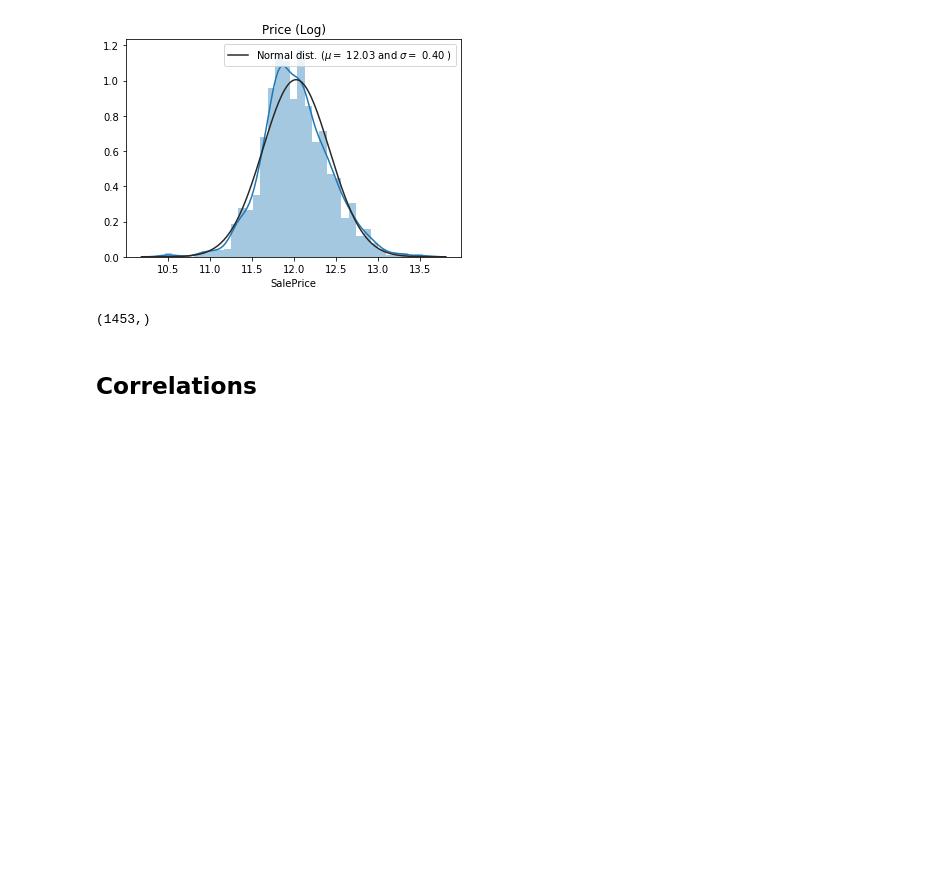
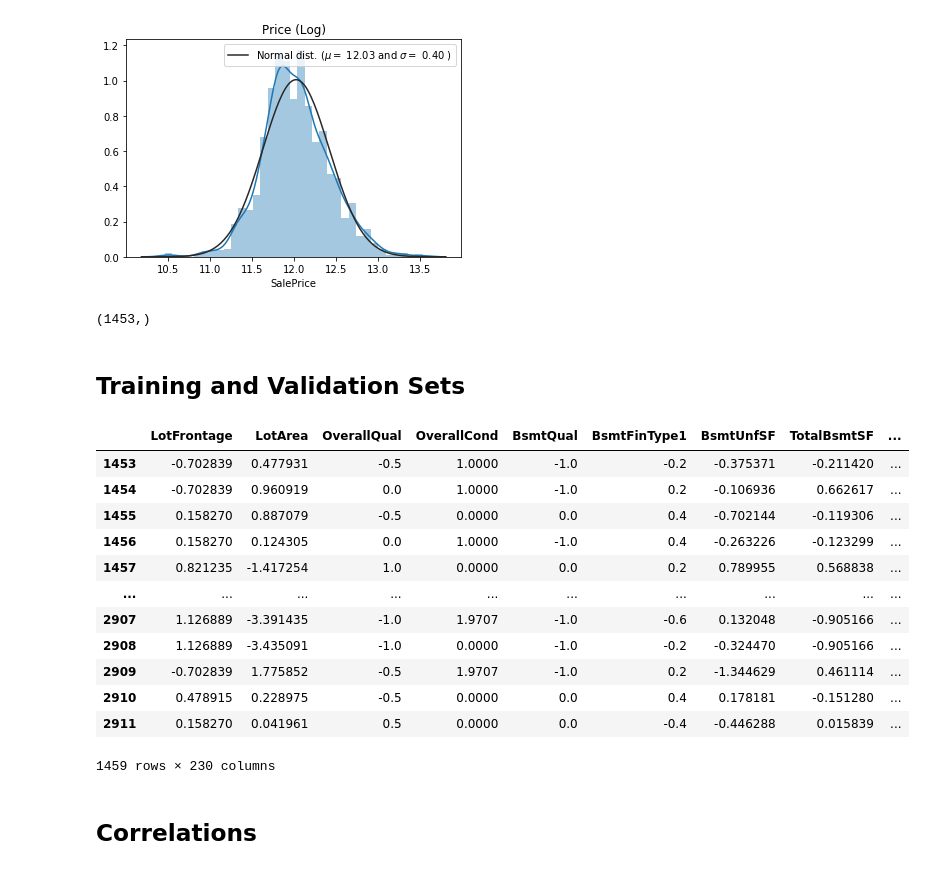
Before and after one commit to voklymchuk/housing, a Jupyter notebook: edited_stack-Copy2.ipynb, the cells around one changed output. Drawn from its saved outputs; the diff is of its cells as text; code cells hidden in the pictures; blank space fills up the shorter version.

```diff
--- a/edited_stack-Copy2.ipynb
+++ b/edited_stack-Copy2.ipynb
@@ -672,3 +688,5 @@ Skewness: 0.153930
 y.shape
 # %% [output]
 (1453,)
+# %% [markdown]
+## Training and Validation Sets
@@ -674,0 +700,17 @@ y.shape
+# %%
+X_test['Id']=test_ID.values.astype(int)
+X_test
+# %% [output]
+|  | LotFrontage | LotArea | OverallQual | OverallCond | BsmtQual | BsmtFinType1 | BsmtUnfSF | TotalBsmtSF | ... |
+| 1453 | -0.702839 | 0.477931 | -0.5 | 1.0000 | -1.0 | -0.2 | -0.375371 | -0.211420 | ... |
+| 1454 | -0.702839 | 0.960919 | 0.0 | 1.0000 | -1.0 | 0.2 | -0.106936 | 0.662617 | ... |
+| 1455 | 0.158270 | 0.887079 | -0.5 | 0.0000 | 0.0 | 0.4 | -0.702144 | -0.119306 | ... |
+| 1456 | 0.158270 | 0.124305 | 0.0 | 1.0000 | -1.0 | 0.4 | -0.263226 | -0.123299 | ... |
+| 1457 | 0.821235 | -1.417254 | 1.0 | 0.0000 | 0.0 | 0.2 | 0.789955 | 0.568838 | ... |
+| ... | ... | ... | ... | ... | ... | ... | ... | ... | ... |
+| 2907 | 1.126889 | -3.391435 | -1.0 | 1.9707 | -1.0 | -0.6 | 0.132048 | -0.905166 | ... |
+| 2908 | 1.126889 | -3.435091 | -1.0 | 0.0000 | -1.0 | -0.2 | -0.324470 | -0.905166 | ... |
+| 2909 | -0.702839 | 1.775852 | -0.5 | 1.9707 | -1.0 | 0.2 | -1.344629 | 0.461114 | ... |
+| 2910 | 0.478915 | 0.228975 | -0.5 | 0.0000 | 0.0 | 0.4 | 0.178181 | -0.151280 | ... |
+| 2911 | 0.158270 | 0.041961 | 0.5 | 0.0000 | 0.0 | -0.4 | -0.446288 | 0.015839 | ... |
+1459 rows × 230 columns
```
Also changed, not shown: parts of 14 cells of this notebook, 5 other files.
